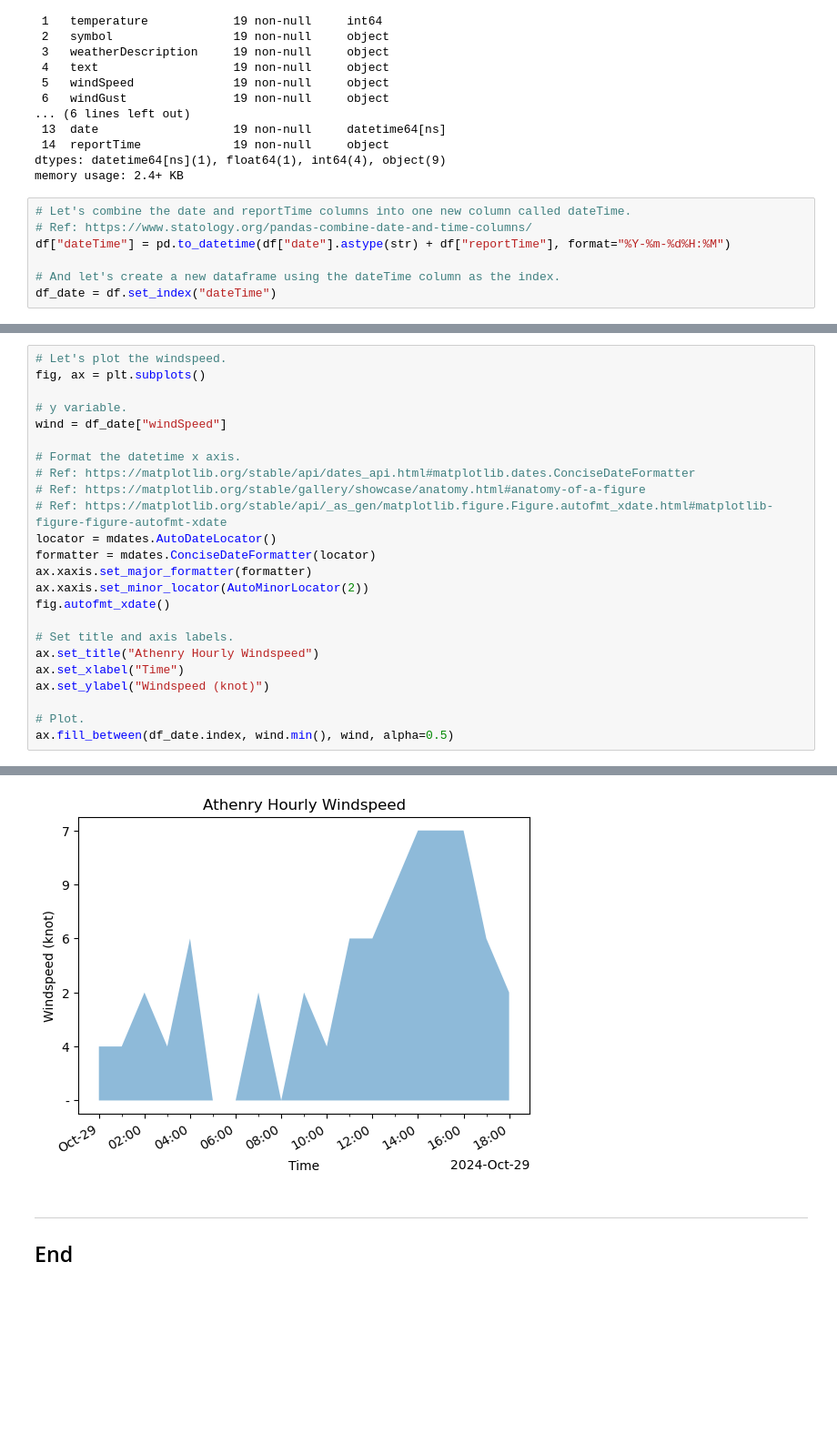
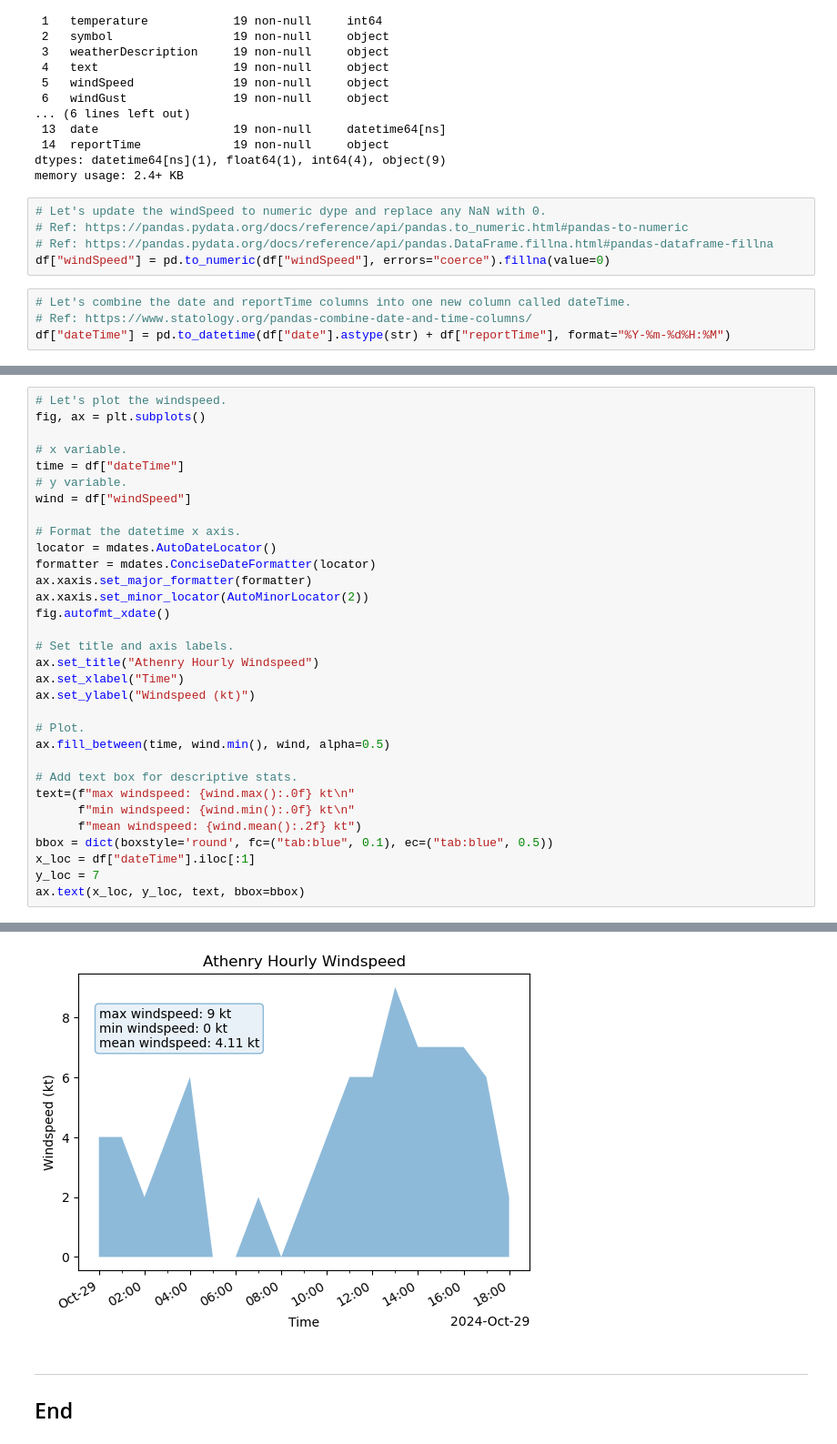
Before and after one commit to eoghanpw/comp_infra-assessment, a Jupyter notebook: weather.ipynb, the cells around one changed output, grey strips where cells are left out. Shown at 91% size. Saved outputs shown, nothing was run; the diff lists cells and outputs as text; blank space fills up the shorter version.

```diff
--- a/weather.ipynb
+++ b/weather.ipynb
@@ -235,13 +237,15 @@ Data columns (total 15 columns):
  14  reportTime             19 non-null     object
 dtypes: datetime64[ns](1), float64(1), int64(4), object(9)
 memory usage: 2.4+ KB
+# %%
+# Let's update the windSpeed to numeric dype and replace any NaN with 0.
+# Ref: https://pandas.pydata.org/docs/reference/api/pandas.to_numeric.html#pandas-to-numeric
+# Ref: https://pandas.pydata.org/docs/reference/api/pandas.DataFrame.fillna.html#pandas-dataframe-fillna
+df["windSpeed"] = pd.to_numeric(df["windSpeed"], errors="coerce").fillna(value=0)
 # %%
 # Let's combine the date and reportTime columns into one new column called dateTime.
 # Ref: https://www.statology.org/pandas-combine-date-and-time-columns/
 df["dateTime"] = pd.to_datetime(df["date"].astype(str) + df["reportTime"], format="%Y-%m-%d%H:%M")
-
-# And let's create a new dataframe using the dateTime column as the index.
-df_date = df.set_index("dateTime")
 # %%
 # Let's plot the temperature.
 fig, ax = plt.subplots()
@@ -273,13 +291,12 @@ ax.fill_between(df_date.index, temp.min(), temp, color="orange", alpha=0.5)
 # Let's plot the windspeed.
 fig, ax = plt.subplots()
 
+# x variable.
+time = df["dateTime"]
 # y variable.
-wind = df_date["windSpeed"]
+wind = df["windSpeed"]
 
 # Format the datetime x axis.
-# Ref: https://matplotlib.org/stable/api/dates_api.html#matplotlib.dates.ConciseDateFormatter
-# Ref: https://matplotlib.org/stable/gallery/showcase/anatomy.html#anatomy-of-a-figure
-# Ref: https://matplotlib.org/stable/api/_as_gen/matplotlib.figure.Figure.autofmt_xdate.html#matplotlib-figure-figure-autofmt-xdate
 locator = mdates.AutoDateLocator()
 formatter = mdates.ConciseDateFormatter(locator)
 ax.xaxis.set_major_formatter(formatter)
@@ -289,8 +306,17 @@ fig.autofmt_xdate()
 # Set title and axis labels.
 ax.set_title("Athenry Hourly Windspeed")
 ax.set_xlabel("Time")
-ax.set_ylabel("Windspeed (knot)")
+ax.set_ylabel("Windspeed (kt)")
 
 # Plot.
-ax.fill_between(df_date.index, wind.min(), wind, alpha=0.5)
+ax.fill_between(time, wind.min(), wind, alpha=0.5)
+
+# Add text box for descriptive stats.
+text=(f"max windspeed: {wind.max():.0f} kt\n"
+      f"min windspeed: {wind.min():.0f} kt\n"
+      f"mean windspeed: {wind.mean():.2f} kt")
+bbox = dict(boxstyle='round', fc=("tab:blue", 0.1), ec=("tab:blue", 0.5))
+x_loc = df["dateTime"].iloc[:1]
+y_loc = 7
+ax.text(x_loc, y_loc, text, bbox=bbox)
 # %% [output]
@@ -298,4 +325,4 @@ ax.fill_between(df_date.index, wind.min(), wind, alpha=0.5)
-[figure, old version]
+[figure, new version]
 # %% [markdown]
 ***
 
```
Also changed, not shown: parts of 3 cells of this notebook.
